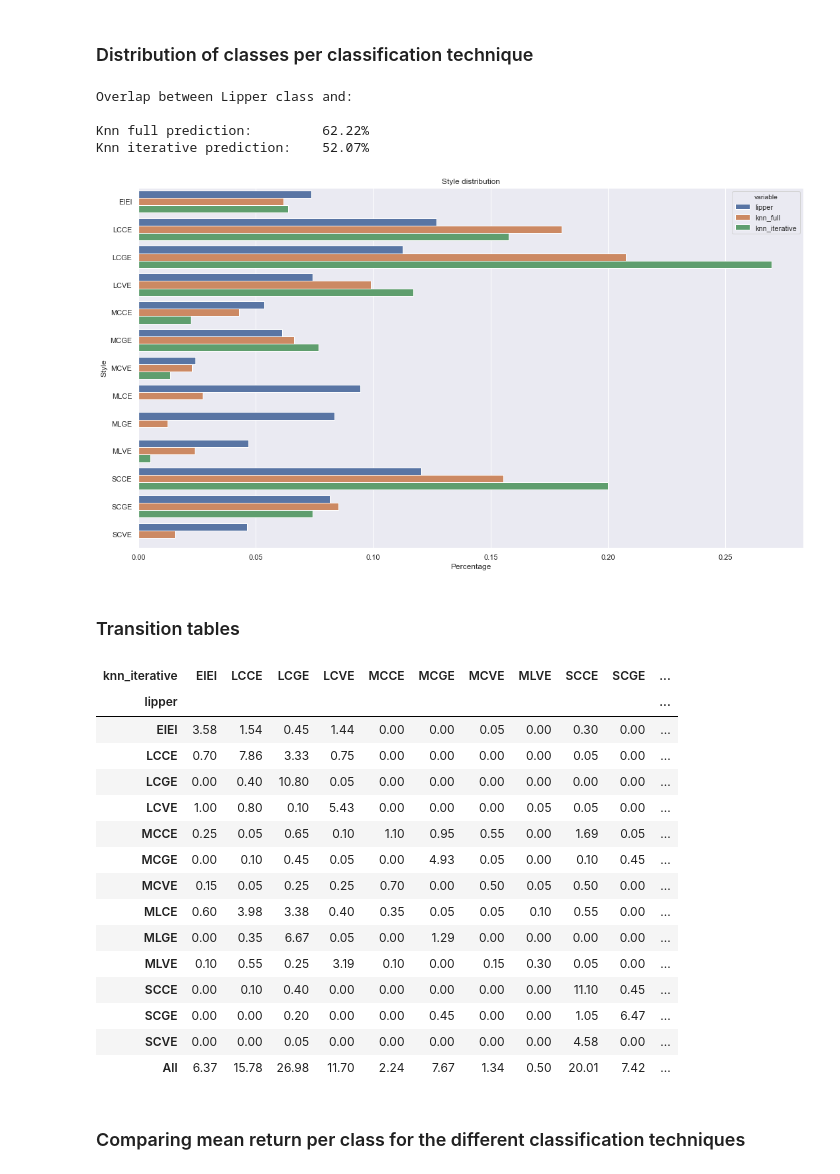
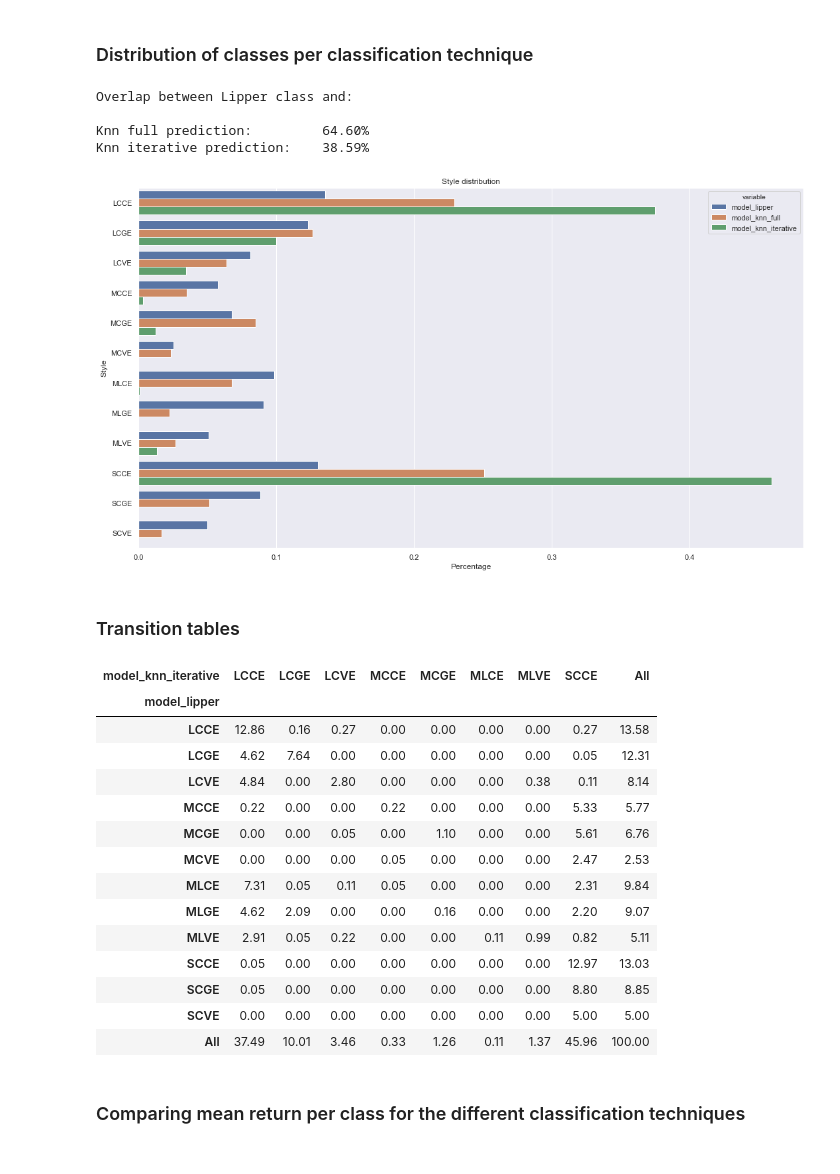
Before and after one commit to Amglex/Mutual-Funds, a Jupyter notebook: notebooks/040 - Classification.ipynb, the cells around one changed output. Cells and saved outputs as stored; diff of their text form; code cells hidden in the pictures.

Commit message:
Reworked classification especially return and style return calculation

```diff
--- a/notebooks/040 - Classification.ipynb
+++ b/notebooks/040 - Classification.ipynb
@@ -63,14 +64,24 @@ holdings = sparse.load_npz(path)
 # %%
 # Now filter everything
 #######################
-row_info_f = row_info.query('report_dt >= @begin_date and report_dt <= @end_date')
-row_info_f = row_info_f.rename(columns={style_class : 'lipper'})
+row_info_f = row_info.query('year == @year')
 
+begin_date = row_info_f.iloc[1,:]['report_dt']
+end_date = begin_date + pd.DateOffset(years=1,months=1,days = 5)
+
+# Filter returns
 crsp_fundno_unique = row_info_f['crsp_fundno'].unique()
-returns_f = returns.query('report_dt >= @begin_date and crsp_fundno in @crsp_fundno_unique')
+returns_f = returns.copy()
+returns_f = returns_f.query('''report_dt >= @begin_date and report_dt <= @end_date and crsp_fundno in @crsp_fundno_unique''')
 
+# Change return of month for which holdings apply to 0
+mask = returns_f['report_dt'] == begin_date
+returns_f.loc[mask,'mret'] = 0
+
+# Filter holdings accordingly
 holdings_f = holdings[row_info_f['row']]
 
+# Delet all empty columns
 col_sums = pd.DataFrame(holdings_f.sum(0).T).values
 mask = (col_sums != 0).flatten()
 holdings_f = holdings_f[:,mask]
@@ -81,7 +92,10 @@ print('Shape of row_info:')
 print(row_info_f.shape)
 print('Shape of holdings:')
 print(holdings_f.shape)
+print('Shape of returns:')
+print(returns_f.shape)
 print('Report_dt:')
-print(row_info_f['report_dt'].describe())
+print(begin_date)
+print(end_date)
 # %% [output]
 Shape of row_info:
@@ -100,13 +111,13 @@ Name: report_dt, dtype: object
 ## Knn
 # %%
 X = holdings_f
-y = list(row_info_f['lipper'].values)
+y = list(row_info_f[style_class].values)
 
 mask = np.arange(X.shape[0])
 y_df = pd.Series(y)
 
 style_df = pd.DataFrame({
-    'lipper' : y})
+    'model_lipper' : y})
 
 print('Dimensions match:       {}'.format(X.shape[0] == len(y)))
 # %% [output]
@@ -123,7 +134,7 @@ neigh_full = KNeighborsClassifier(
 
 neigh_full.fit(X,y)
 
-style_df.loc[:,'knn_full'] = neigh_full.predict(X)
+style_df.loc[:,'model_knn_full'] = neigh_full.predict(X)
 # %% [markdown]
 ### Predicting iteratively
 # %%
@@ -145,7 +156,7 @@ index = index[:n_rows_chosen]
 # Setup
 f = FloatProgress(min=0, max=n_rows_chosen)
 
-style_df['knn_iterative'] = style_df['lipper']
+style_df['model_knn_iterative'] = style_df['model_lipper']
 
 # Loop over n_iterations, choose one observation randomly, predict label, save and repeat
 print('Progress:')
@@ -159,14 +170,14 @@ for k in np.arange(len(index)):
 
     # Mask X and labels to exclude row for which prediction will be made
     X_temp = X[mask_temp]
-    y_df_temp = style_df.loc[mask_temp,'knn_iterative'].values.tolist()
+    y_df_temp = style_df.loc[mask_temp,'model_knn_iterative'].values.tolist()
 
     # Fit knn model on all but randomly chosen row
     neigh = KNeighborsClassifier(n_neighbors = n_neighbors, p = distance_param, n_jobs = -1)
     neigh.fit(X_temp,y_df_temp)
 
     # Predict and save label for randomly chosen row
-    style_df.loc[i,'knn_iterative'] = neigh.predict(X[i])[0]
+    style_df.loc[i,'model_knn_iterative'] = neigh.predict(X[i])[0]
 
     f.value += 1
 
@@ -184,49 +195,48 @@ Done
 # %%
 print('Overlap between Lipper class and: \n')
 print('Knn full prediction:         {:2.2f}%'
-      .format(np.sum(style_df['lipper'] == style_df['knn_full']) / len(style_df.index) * 100))
+      .format(np.sum(style_df['model_lipper'] == style_df['model_knn_full']) / len(style_df.index) * 100))
 print('Knn iterative prediction:    {:2.2f}%'
-      .format(np.sum(style_df['lipper'] == style_df['knn_iterative']) / len(style_df.index) * 100))
+      .format(np.sum(style_df['model_lipper'] == style_df['model_knn_iterative']) / len(style_df.index) * 100))
 
 data = style_df.apply(pd.Series.value_counts, normalize = True)
 data = data.assign(style = data.index)
 data = data.melt(id_vars = 'style', value_vars = data.columns[:-1])
 
 sns.set()
 plt.figure(figsize=(18,10))
 g = sns.barplot(data = data, y = 'style', x = 'value', hue = 'variable')
 
 plt.title('Style distribution')
 plt.ylabel('Style')
 plt.xlabel('Percentage')
 
 plt.show()
 # %% [output]
 Overlap between Lipper class and:
 
-Knn full prediction:         62.22%
-Knn iterative prediction:    52.07%
+Knn full prediction:         64.60%
+Knn iterative prediction:    38.59%
-[figure, old version]
+[figure, new version]
 # %% [markdown]
 ### Transition tables
 # %%
-round(pd.crosstab(style_df['lipper'], style_df['knn_iterative'], margins=True, normalize='all') * 100,2)
+round(pd.crosstab(style_df['model_lipper'], style_df['model_knn_iterative'], margins=True, normalize='all') * 100,2)
 # %% [output]
-| knn_iterative | EIEI | LCCE | LCGE | LCVE | MCCE | MCGE | MCVE | MLVE | SCCE | SCGE | ... |
-| lipper |  |  |  |  |  |  |  |  |  |  | ... |
-| EIEI | 3.58 | 1.54 | 0.45 | 1.44 | 0.00 | 0.00 | 0.05 | 0.00 | 0.30 | 0.00 | ... |
-| LCCE | 0.70 | 7.86 | 3.33 | 0.75 | 0.00 | 0.00 | 0.00 | 0.00 | 0.05 | 0.00 | ... |
-| LCGE | 0.00 | 0.40 | 10.80 | 0.05 | 0.00 | 0.00 | 0.00 | 0.00 | 0.00 | 0.00 | ... |
-| LCVE | 1.00 | 0.80 | 0.10 | 5.43 | 0.00 | 0.00 | 0.00 | 0.05 | 0.05 | 0.00 | ... |
-| MCCE | 0.25 | 0.05 | 0.65 | 0.10 | 1.10 | 0.95 | 0.55 | 0.00 | 1.69 | 0.05 | ... |
-| MCGE | 0.00 | 0.10 | 0.45 | 0.05 | 0.00 | 4.93 | 0.05 | 0.00 | 0.10 | 0.45 | ... |
-| MCVE | 0.15 | 0.05 | 0.25 | 0.25 | 0.70 | 0.00 | 0.50 | 0.05 | 0.50 | 0.00 | ... |
-| MLCE | 0.60 | 3.98 | 3.38 | 0.40 | 0.35 | 0.05 | 0.05 | 0.10 | 0.55 | 0.00 | ... |
-| MLGE | 0.00 | 0.35 | 6.67 | 0.05 | 0.00 | 1.29 | 0.00 | 0.00 | 0.00 | 0.00 | ... |
-| MLVE | 0.10 | 0.55 | 0.25 | 3.19 | 0.10 | 0.00 | 0.15 | 0.30 | 0.05 | 0.00 | ... |
-| SCCE | 0.00 | 0.10 | 0.40 | 0.00 | 0.00 | 0.00 | 0.00 | 0.00 | 11.10 | 0.45 | ... |
-| SCGE | 0.00 | 0.00 | 0.20 | 0.00 | 0.00 | 0.45 | 0.00 | 0.00 | 1.05 | 6.47 | ... |
-| SCVE | 0.00 | 0.00 | 0.05 | 0.00 | 0.00 | 0.00 | 0.00 | 0.00 | 4.58 | 0.00 | ... |
-| All | 6.37 | 15.78 | 26.98 | 11.70 | 2.24 | 7.67 | 1.34 | 0.50 | 20.01 | 7.42 | ... |
+| model_knn_iterative | LCCE | LCGE | LCVE | MCCE | MCGE | MLCE | MLVE | SCCE | All |
+| model_lipper |  |  |  |  |  |  |  |  |  |
+| LCCE | 12.86 | 0.16 | 0.27 | 0.00 | 0.00 | 0.00 | 0.00 | 0.27 | 13.58 |
+| LCGE | 4.62 | 7.64 | 0.00 | 0.00 | 0.00 | 0.00 | 0.00 | 0.05 | 12.31 |
+| LCVE | 4.84 | 0.00 | 2.80 | 0.00 | 0.00 | 0.00 | 0.38 | 0.11 | 8.14 |
+| MCCE | 0.22 | 0.00 | 0.00 | 0.22 | 0.00 | 0.00 | 0.00 | 5.33 | 5.77 |
+| MCGE | 0.00 | 0.00 | 0.05 | 0.00 | 1.10 | 0.00 | 0.00 | 5.61 | 6.76 |
+| MCVE | 0.00 | 0.00 | 0.00 | 0.05 | 0.00 | 0.00 | 0.00 | 2.47 | 2.53 |
+| MLCE | 7.31 | 0.05 | 0.11 | 0.05 | 0.00 | 0.00 | 0.00 | 2.31 | 9.84 |
+| MLGE | 4.62 | 2.09 | 0.00 | 0.00 | 0.16 | 0.00 | 0.00 | 2.20 | 9.07 |
+| MLVE | 2.91 | 0.05 | 0.22 | 0.00 | 0.00 | 0.11 | 0.99 | 0.82 | 5.11 |
+| SCCE | 0.05 | 0.00 | 0.00 | 0.00 | 0.00 | 0.00 | 0.00 | 12.97 | 13.03 |
+| SCGE | 0.05 | 0.00 | 0.00 | 0.00 | 0.00 | 0.00 | 0.00 | 8.80 | 8.85 |
+| SCVE | 0.00 | 0.00 | 0.00 | 0.00 | 0.00 | 0.00 | 0.00 | 5.00 | 5.00 |
+| All | 37.49 | 10.01 | 3.46 | 0.33 | 1.26 | 0.11 | 1.37 | 45.96 | 100.00 |
 # %% [markdown]
 ### Comparing mean return per class for the different classification techniques
```
Also changed, not shown: parts of 28 cells of this notebook, 2 other files.
